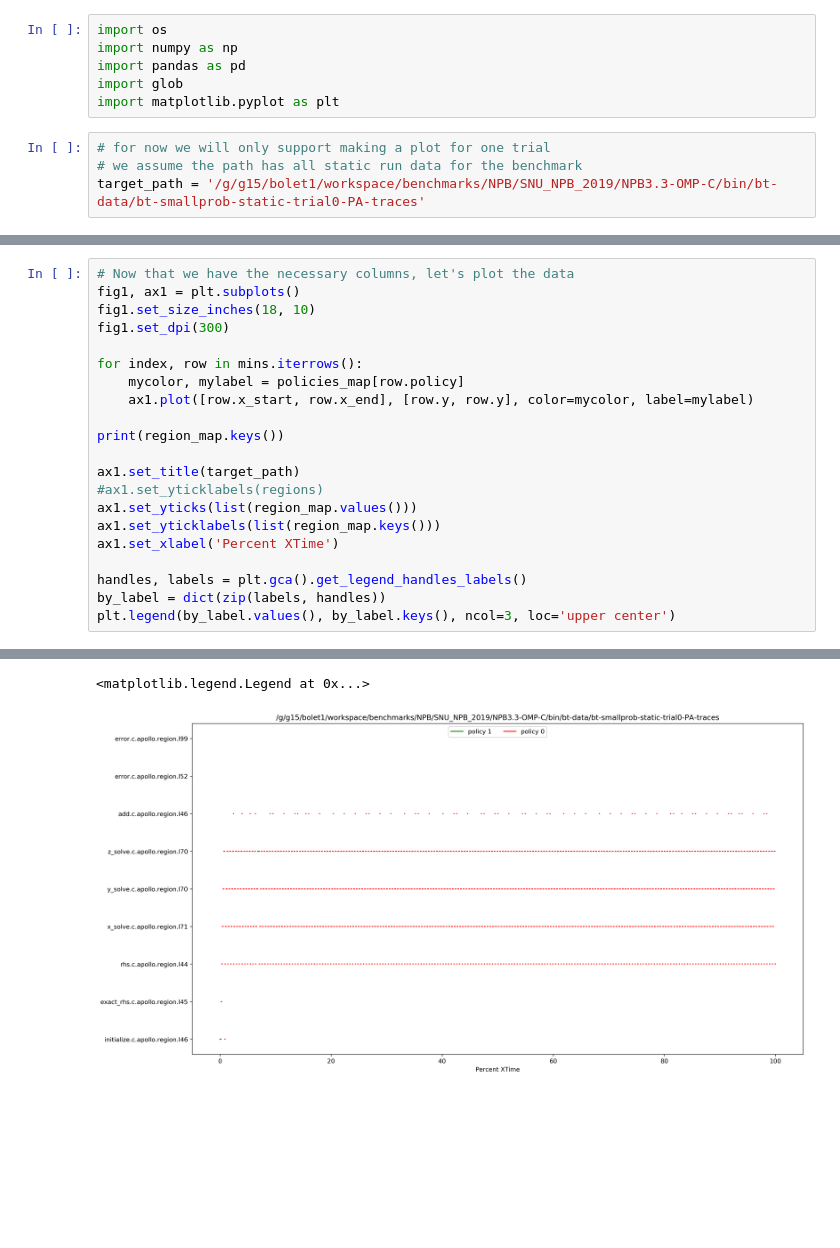
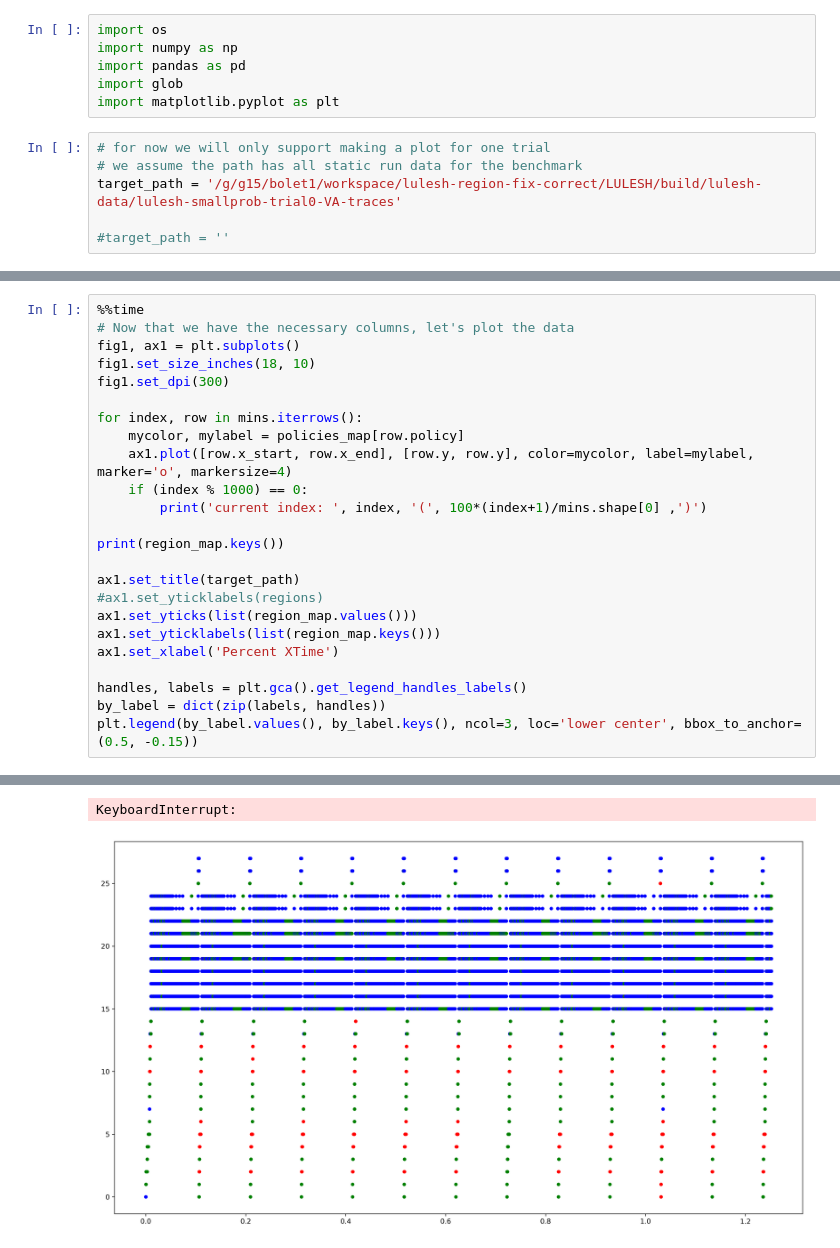
Before and after one commit to gregbolet/apolloDataCollection, a Jupyter notebook: analysisScripts/plotOptimalPolicyFromStaticData.ipynb, the cells around one changed output, grey strips where cells are left out. Cells and saved outputs as stored; diff of their text form; blank space fills up the shorter version.

```diff
--- a/analysisScripts/plotOptimalPolicyFromStaticData.ipynb
+++ b/analysisScripts/plotOptimalPolicyFromStaticData.ipynb
@@ -7,5 +7,7 @@ import matplotlib.pyplot as plt
 # %%
 # for now we will only support making a plot for one trial
 # we assume the path has all static run data for the benchmark
-target_path = '/g/g15/bolet1/workspace/benchmarks/NPB/SNU_NPB_2019/NPB3.3-OMP-C/bin/bt-data/bt-smallprob-static-trial0-PA-traces'
+target_path = '/g/g15/bolet1/workspace/lulesh-region-fix-correct/LULESH/build/lulesh-data/lulesh-smallprob-trial0-VA-traces'
+
+#target_path = ''
 # %%
@@ -119,4 +154,5 @@ print(mins)
 # %%
+%%time
 # Now that we have the necessary columns, let's plot the data
 fig1, ax1 = plt.subplots()
 fig1.set_size_inches(18, 10)
@@ -124,7 +160,9 @@ fig1.set_dpi(300)
 
 for index, row in mins.iterrows():
     mycolor, mylabel = policies_map[row.policy]
-    ax1.plot([row.x_start, row.x_end], [row.y, row.y], color=mycolor, label=mylabel)
+    ax1.plot([row.x_start, row.x_end], [row.y, row.y], color=mycolor, label=mylabel, marker='o', markersize=4)
+    if (index % 1000) == 0:
+        print('current index: ', index, '(', 100*(index+1)/mins.shape[0] ,')')
 
 print(region_map.keys())
 
@@ -136,5 +174,5 @@ ax1.set_xlabel('Percent XTime')
 
 handles, labels = plt.gca().get_legend_handles_labels()
 by_label = dict(zip(labels, handles))
-plt.legend(by_label.values(), by_label.keys(), ncol=3, loc='upper center')
+plt.legend(by_label.values(), by_label.keys(), ncol=3, loc='lower center', bbox_to_anchor=(0.5, -0.15))
 # %% [output]
@@ -142,2 +196,2 @@ dict_keys(['initialize.c.apollo.region.l46', 'exact_rhs.c.apollo.region.l45', 'r
-<matplotlib.legend.Legend at 0x...>
+KeyboardInterrupt:
-[figure, old version]
+[figure, new version]
```
Also changed, not shown: parts of 8 cells of this notebook, 11 other files.
